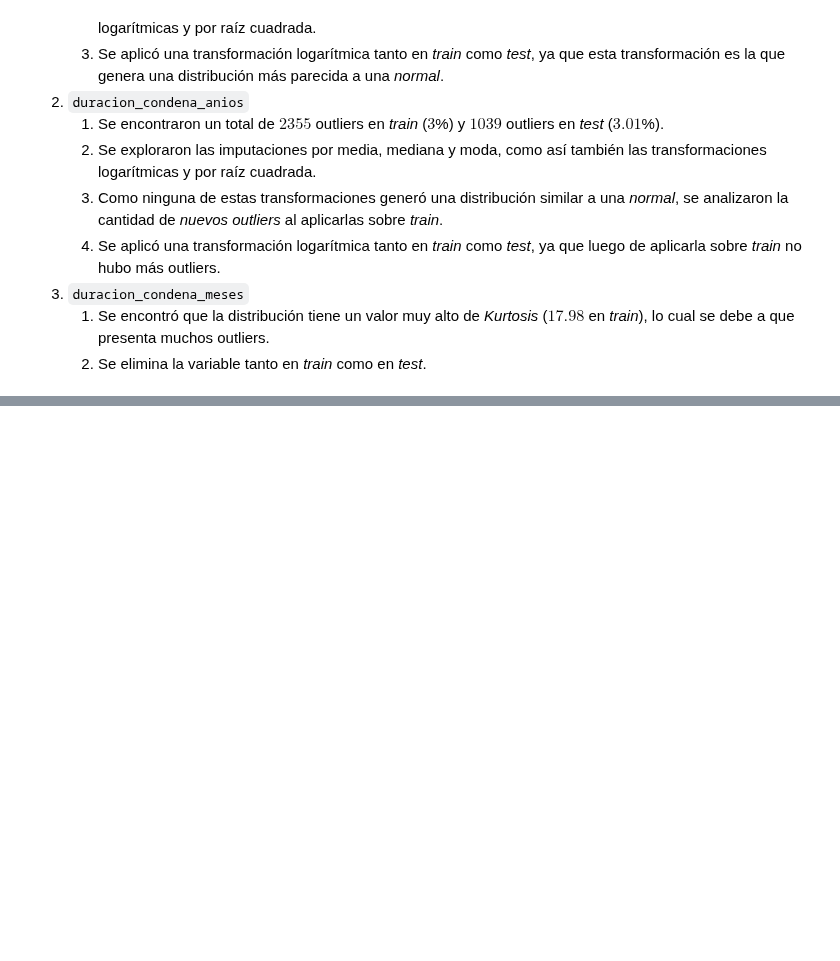
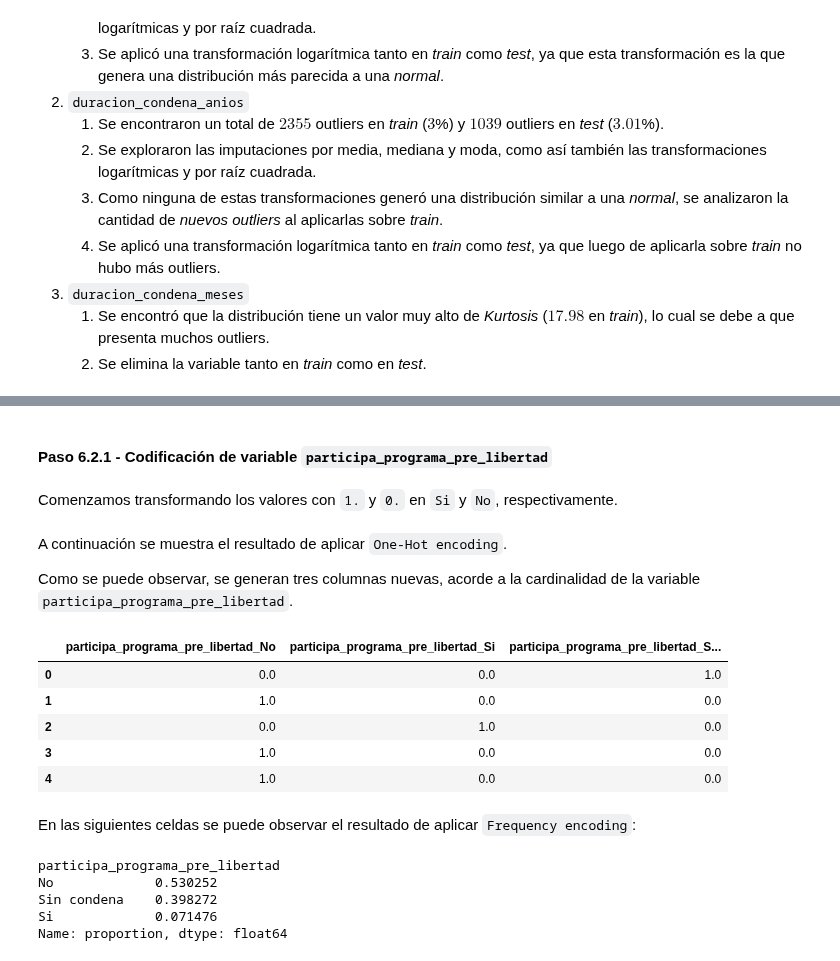
Before and after one commit to gasper-az/CEIA_Analisis_de_datos, a Jupyter notebook: trabajos_practicos/resolucion_tp_02/tp_02.ipynb, the cells around one changed output, grey strips where cells are left out. Cells and saved outputs as stored; diff of their text form; code cells hidden in the pictures; blank space fills up the shorter version.

Commit message:
[WIP][TP-02] Paso 6.3 - comienzo con codificación de variable categóricas

```diff
--- a/trabajos_practicos/resolucion_tp_02/tp_02.ipynb
+++ b/trabajos_practicos/resolucion_tp_02/tp_02.ipynb
@@ -1093,0 +1147,38 @@ Estos son los resultados del análisis y tratamiento de outliers para las siguie
+# %% [markdown]
+#### Paso 6.2.1 - Codificación de variable `participa_programa_pre_libertad`
+# %%
+## lambda function que devuelve "Si" para los casos en que el valor es 1., sino devuelve "No"
+si_no_encoder = lambda x: "Si" if x == "1.0" else ("No" if x == "0.0" else x)
+# %% [markdown]
+Comenzamos transformando los valores con `1.` y `0.` en `Si` y `No`, respectivamente.
+# %%
+X_train["participa_programa_pre_libertad"] = X_train["participa_programa_pre_libertad"].apply(si_no_encoder)
+X_test["participa_programa_pre_libertad"] = X_test["participa_programa_pre_libertad"].apply(si_no_encoder)
+# %% [markdown]
+A continuación se muestra el resultado de aplicar `One-Hot encoding`.
+
+Como se puede observar, se generan tres columnas nuevas, acorde a la cardinalidad de la variable `participa_programa_pre_libertad`.
+# %%
+ohe = OneHotEncoder(sparse_output=False)
+
+encoded_array = ohe.fit_transform(X_train[["participa_programa_pre_libertad"]])
+columns=ohe.get_feature_names_out(["participa_programa_pre_libertad"])
+encoded_df = pd.DataFrame(encoded_array, columns=ohe.get_feature_names_out(["participa_programa_pre_libertad"]))
+encoded_df.head(5)
+# %% [output]
+|  | participa_programa_pre_libertad_No | participa_programa_pre_libertad_Si | participa_programa_pre_libertad_S... |
+| 0 | 0.0 | 0.0 | 1.0 |
+| 1 | 1.0 | 0.0 | 0.0 |
+| 2 | 0.0 | 1.0 | 0.0 |
+| 3 | 1.0 | 0.0 | 0.0 |
+| 4 | 1.0 | 0.0 | 0.0 |
+# %% [markdown]
+En las siguientes celdas se puede observar el resultado de aplicar `Frequency encoding`:
+# %%
+X_train["participa_programa_pre_libertad"].value_counts(normalize=True)
+# %% [output]
+participa_programa_pre_libertad
+No             0.530252
+Sin condena    0.398272
+Si             0.071476
+Name: proportion, dtype: float64
```
Also changed, not shown: parts of 16 cells of this notebook.
